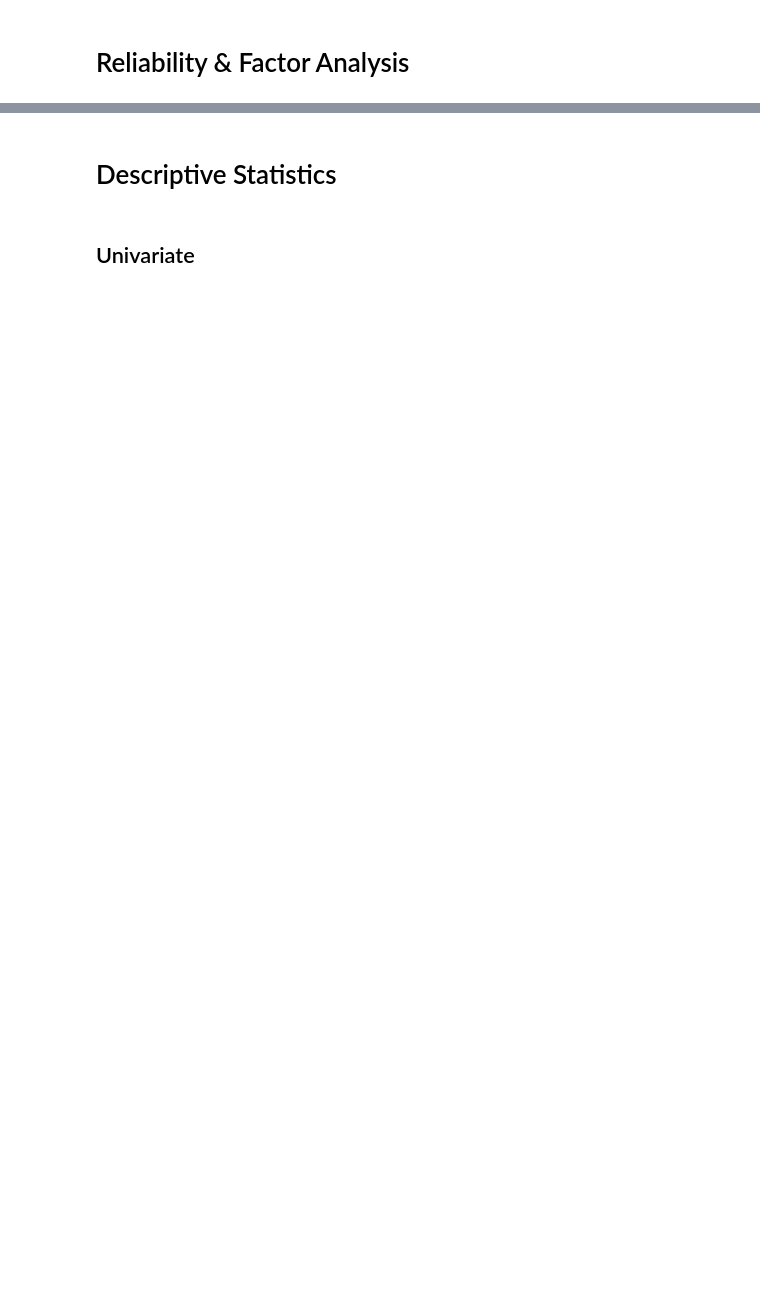
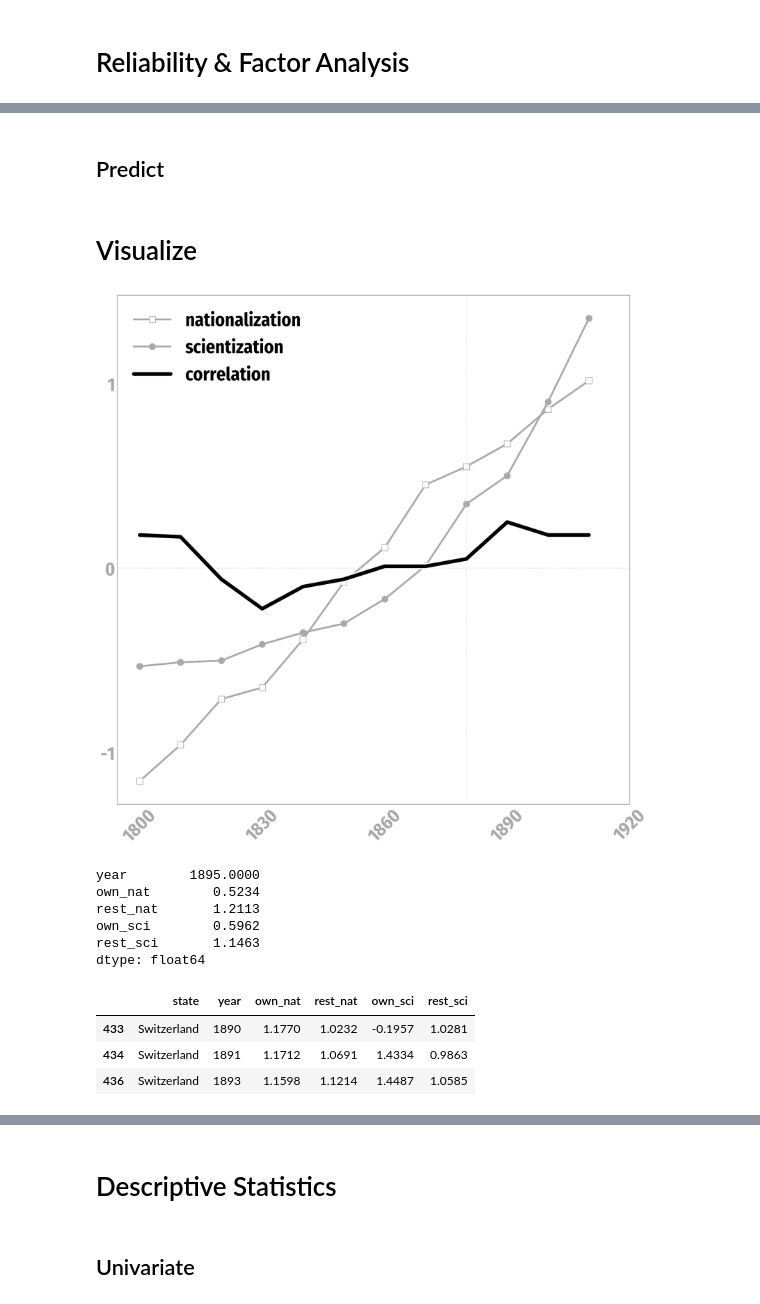
Before and after one commit to danielscottsmith/19cStates, a Jupyter notebook: notebooks/03_an_19cStates.ipynb, the cells around one changed output, grey strips where cells are left out. Saved outputs shown, nothing was run; the diff lists cells and outputs as text; code cells hidden in the pictures; blank space fills up the shorter version.

```diff
--- a/notebooks/03_an_19cStates.ipynb
+++ b/notebooks/03_an_19cStates.ipynb
@@ -193 +490,3 @@ Predict
+# %% [markdown]
+## Predict
 # %%
@@ -197,0 +496,2 @@ for construct, indicators in GLOBALS.items():
+# %% [markdown]
+# Visualize
@@ -197,0 +512,52 @@ for construct, indicators in GLOBALS.items():
+# %%
+west_df['decade'] = west_df['year'] - west_df['year']%10
+nstates = []
+cor = []
+yrs = []
+nat = []
+sci = []
+# for year, df in west_df.sort_values(by=['decade', 'state']).groupby('decade'):
+for year, df in west_df.sort_values(by=['decade']).groupby('decade'):
+    cor.append(stats.pearsonr(df['sy_nat_state'], df['sy_sci_state'])[0].round(2))
+    nstates.append(df['state'].nunique())
+    yrs.append(year)
+    nat.append(df['sy_nat_state'].mean())
+    sci.append(df['sy_sci_state'].mean())
+# %%
+title_color, tick_color, edge_color, data_color = 'black', 'darkgray', 'dimgray', 'whitesmoke'
+font_weight = "bold"
+font_size = 30
+plt.rc('axes', edgecolor='darkgray')
+plt.rc('xtick', color='darkgray')
+plt.rc('ytick', color='darkgray')
+# plt.setp(axs[0].spines.values(), color=tick_color, lw=3);
+# plt.setp(axs[1].spines.values(), color=tick_color, lw=3);
+
+fig, ax = plt.subplots()
+
+plt.rcParams['ytick.labelsize'] = 22
+plt.rcParams['xtick.labelsize'] = 22
+plt.plot(yrs, nat, label='nationalization', color="darkgray", linewidth=3, marker="s", markerfacecolor="white", markersize=10);
+plt.plot(yrs, sci, label='scientization', color="darkgray", linewidth=3, marker="o", markersize=10);
+plt.axvline(1880, color="gainsboro", linestyle="dotted");
+plt.axhline(0, color="gainsboro", linestyle="dotted");
+# ax.annotate(f'r > 0 means when states scientized,\nthey also nationalized',
+#             (1820, -.1),
+#             size=16,
+#             c='black',
+#             weight='normal', ha="center")
+
+plt.plot(yrs,
+         cor,
+         label='correlation',
+         color="black",
+         linewidth=6,
+         path_effects=[pe.Stroke(linewidth=10, foreground='white'), pe.Normal()]);
+ax.set_yticks(range(-1,2))
+ax.set_yticklabels(range(-1,2), weight=font_weight, fontsize=font_size)
+ax.set_xticks(range(1800,1921,30))
+ax.set_xticklabels(range(1800,1921,30), rotation=45, weight=font_weight, fontsize=font_size)
+plt.legend(labelcolor='black', prop={"weight": "bold", "size": 30});
+plt.savefig("figure0.pdf", pad_inches=0, bbox_inches='tight');
+# %% [output]
+[figure, added]
@@ -197,0 +570,16 @@ for construct, indicators in GLOBALS.items():
+# %%
+west_df[(west_df['state']=='Italy')&(west_df['year'].isin(range(1890,1901)))][variables].rename(columns=c).mean(numeric_only=True).round(4)
+# %% [output]
+year        1895.0000
+own_nat        0.5234
+rest_nat       1.2113
+own_sci        0.5962
+rest_sci       1.1463
+dtype: float64
+# %%
+west_df[(west_df['state']=='Switzerland')&(west_df['year'].isin([1890,1891,1893]))][variables].rename(columns=c).round(4)
+# %% [output]
+|  | state | year | own_nat | rest_nat | own_sci | rest_sci |
+| 433 | Switzerland | 1890 | 1.1770 | 1.0232 | -0.1957 | 1.0281 |
+| 434 | Switzerland | 1891 | 1.1712 | 1.0691 | 1.4334 | 0.9863 |
+| 436 | Switzerland | 1893 | 1.1598 | 1.1214 | 1.4487 | 1.0585 |
```
Also changed, not shown: parts of 58 cells of this notebook, 38 other files.
